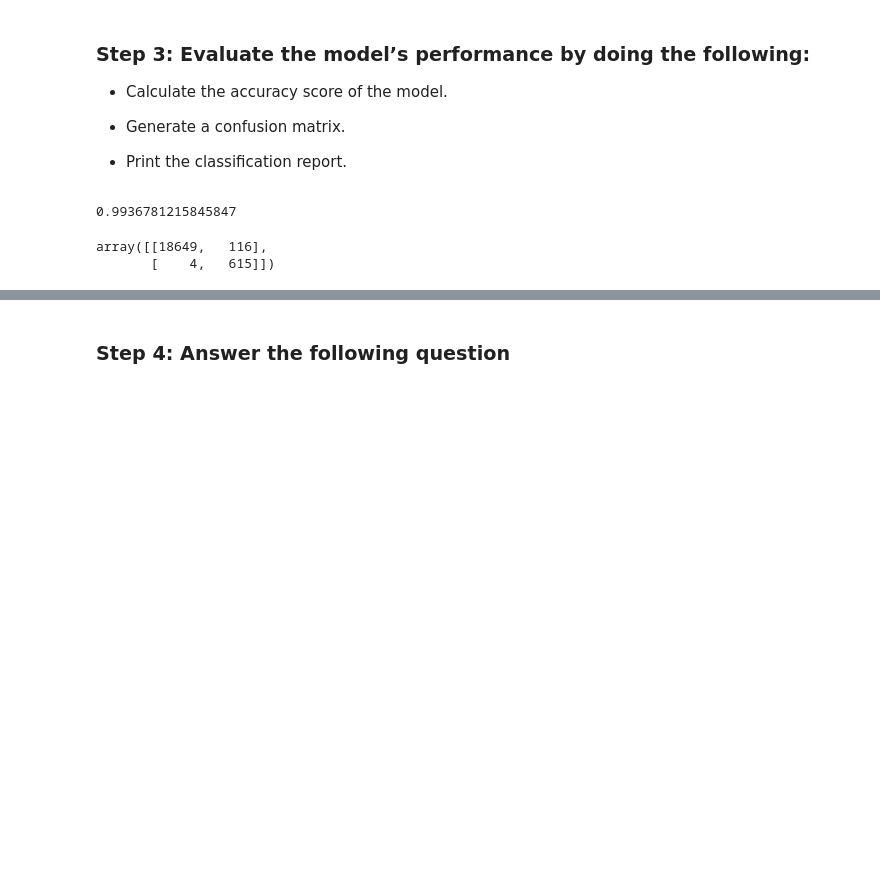
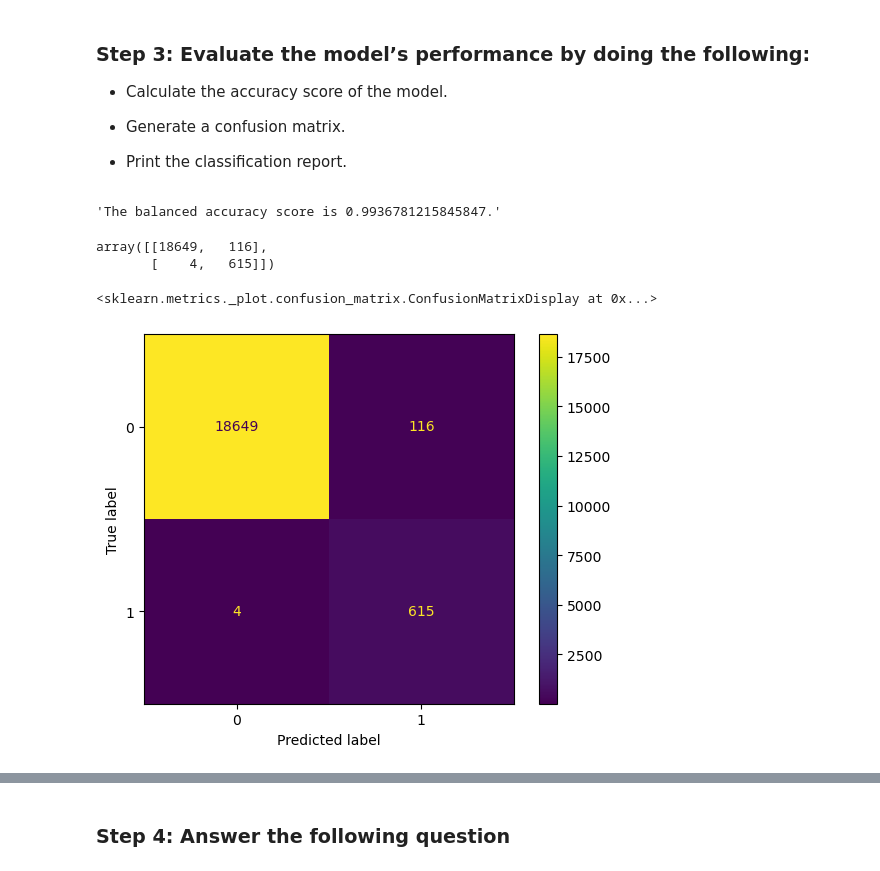
Before and after one commit to gadam/module_12_challenge, a Jupyter notebook: credit_risk_resampling.ipynb, the cells around one changed output, grey strips where cells are left out. Drawn from its saved outputs; the diff is of its cells as text; code cells hidden in the pictures; blank space fills up the shorter version.

```diff
--- a/credit_risk_resampling.ipynb
+++ b/credit_risk_resampling.ipynb
@@ -258,9 +270,9 @@ from imblearn.over_sampling import RandomOverSampler
 
 # Instantiate the random oversampler model
 # # Assign a random_state parameter of 1 to the model
-# YOUR CODE HERE!
+random_oversampler = RandomOverSampler(random_state=1)
 
 # Fit the original training data to the random_oversampler model
-# YOUR CODE HERE!
+X_resampled, y_resampled = random_oversampler.fit_resample(X_train, y_train)
 # %%
 # Count the distinct values of the resampled labels data
@@ -274,10 +284,11 @@ Name: loan_status, dtype: int64
 # %%
 # Instantiate the Logistic Regression model
 # Assign a random_state parameter of 1 to the model
-# YOUR CODE HERE!
+classifier_resampled = LogisticRegression(solver='lbfgs', random_state=1)
 
 # Fit the model using the resampled training data
-# YOUR CODE HERE!
+classifier_resampled.fit(X_resampled, y_resampled)
 
 # Make a prediction using the testing data
-# YOUR CODE HERE!
+y_predictions_resampled = classifier_resampled.predict(X_test)
+y_predictions_resampled
@@ -291,8 +304,9 @@ Name: loan_status, dtype: int64
 * Print the classification report.
 # %%
 # Print the balanced_accuracy score of the model
-# YOUR CODE HERE!
+bas_resampled = balanced_accuracy_score(y_test, y_predictions_resampled)
+display(f'The balanced accuracy score is {bas_resampled}.')
 # %% [output]
-0.9936781215845847
+'The balanced accuracy score is 0.9936781215845847.'
 # %%
 # Generate a confusion matrix for the model
@@ -300,5 +314,10 @@ Name: loan_status, dtype: int64
 # %% [output]
 array([[18649,   116],
        [    4,   615]])
+# %%
+plot_confusion_matrix(classifier_resampled, X_test, y_test)
+# %% [output]
+<sklearn.metrics._plot.confusion_matrix.ConfusionMatrixDisplay at 0x...>
+[figure, added]
 # %%
 # Print the classification report for the model
```
Also changed, not shown: parts of 15 cells of this notebook, 1 other file.
